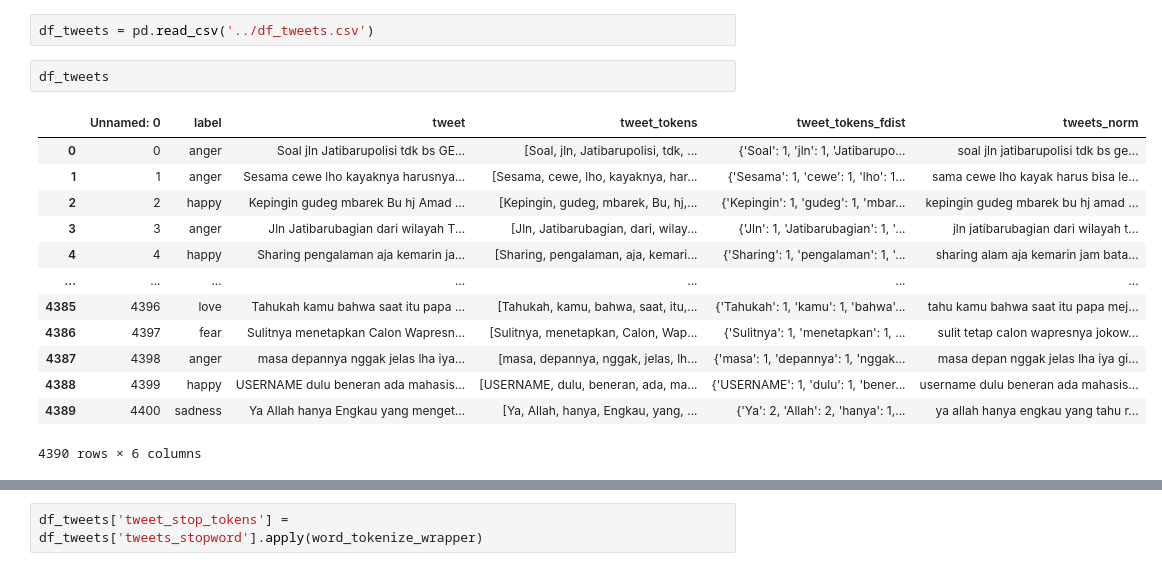
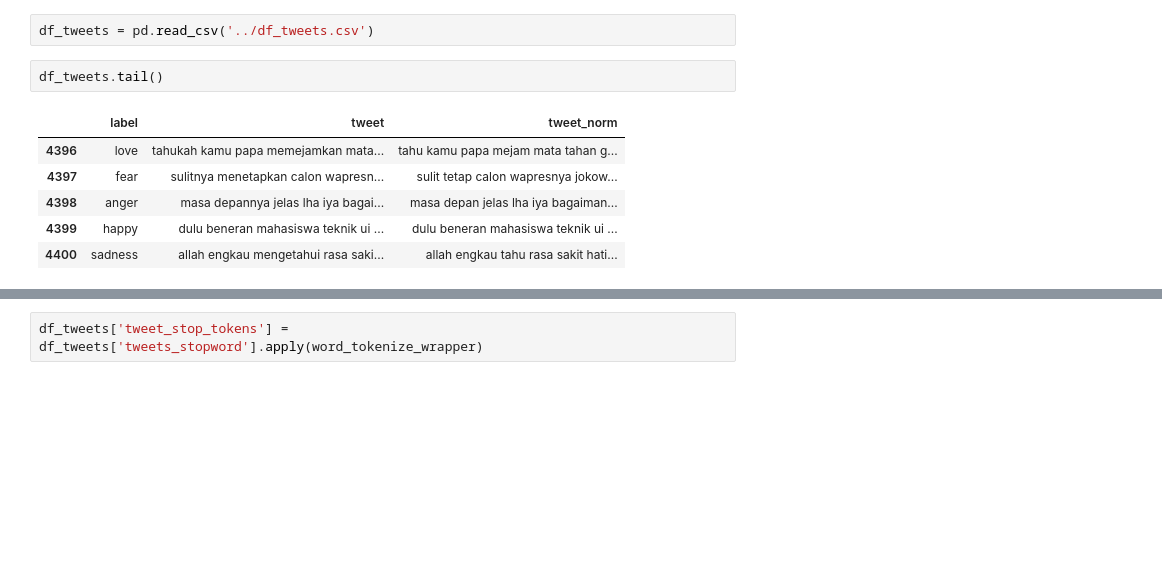
Before and after one commit to mahendrakevin/NLP-Project, a Jupyter notebook: NLP Classification with testing.ipynb, the cells around one changed output, grey strips where cells are left out. Drawn from its saved outputs; the diff is of its cells as text; blank space fills up the shorter version.

```diff
--- a/NLP Classification with testing.ipynb
+++ b/NLP Classification with testing.ipynb
@@ -176,18 +184,11 @@ df_tweets= pd.read_csv('df_tweets2.csv')
 # %%
 df_tweets = pd.read_csv('../df_tweets.csv')
 # %%
-df_tweets
+df_tweets.tail()
 # %% [output]
-|  | Unnamed: 0 | label | tweet | tweet_tokens | tweet_tokens_fdist | tweets_norm |
-| 0 | 0 | anger | Soal jln Jatibarupolisi tdk bs GE... | [Soal, jln, Jatibarupolisi, tdk, ... | {'Soal': 1, 'jln': 1, 'Jatibarupo... | soal jln jatibarupolisi tdk bs ge... |
-| 1 | 1 | anger | Sesama cewe lho kayaknya harusnya... | [Sesama, cewe, lho, kayaknya, har... | {'Sesama': 1, 'cewe': 1, 'lho': 1... | sama cewe lho kayak harus bisa le... |
-| 2 | 2 | happy | Kepingin gudeg mbarek Bu hj Amad ... | [Kepingin, gudeg, mbarek, Bu, hj,... | {'Kepingin': 1, 'gudeg': 1, 'mbar... | kepingin gudeg mbarek bu hj amad ... |
-| 3 | 3 | anger | Jln Jatibarubagian dari wilayah T... | [Jln, Jatibarubagian, dari, wilay... | {'Jln': 1, 'Jatibarubagian': 1, '... | jln jatibarubagian dari wilayah t... |
-| 4 | 4 | happy | Sharing pengalaman aja kemarin ja... | [Sharing, pengalaman, aja, kemari... | {'Sharing': 1, 'pengalaman': 1, '... | sharing alam aja kemarin jam bata... |
-| ... | ... | ... | ... | ... | ... | ... |
-| 4385 | 4396 | love | Tahukah kamu bahwa saat itu papa ... | [Tahukah, kamu, bahwa, saat, itu,... | {'Tahukah': 1, 'kamu': 1, 'bahwa'... | tahu kamu bahwa saat itu papa mej... |
-| 4386 | 4397 | fear | Sulitnya menetapkan Calon Wapresn... | [Sulitnya, menetapkan, Calon, Wap... | {'Sulitnya': 1, 'menetapkan': 1, ... | sulit tetap calon wapresnya jokow... |
-| 4387 | 4398 | anger | masa depannya nggak jelas lha iya... | [masa, depannya, nggak, jelas, lh... | {'masa': 1, 'depannya': 1, 'nggak... | masa depan nggak jelas lha iya gi... |
-| 4388 | 4399 | happy | USERNAME dulu beneran ada mahasis... | [USERNAME, dulu, beneran, ada, ma... | {'USERNAME': 1, 'dulu': 1, 'bener... | username dulu beneran ada mahasis... |
-| 4389 | 4400 | sadness | Ya Allah hanya Engkau yang menget... | [Ya, Allah, hanya, Engkau, yang, ... | {'Ya': 2, 'Allah': 2, 'hanya': 1,... | ya allah hanya engkau yang tahu r... |
+|  | label | tweet | tweet_norm |
+| 4396 | love | tahukah kamu papa memejamkan mata... | tahu kamu papa mejam mata tahan g... |
+| 4397 | fear | sulitnya menetapkan calon wapresn... | sulit tetap calon wapresnya jokow... |
+| 4398 | anger | masa depannya jelas lha iya bagai... | masa depan jelas lha iya bagaiman... |
+| 4399 | happy | dulu beneran mahasiswa teknik ui ... | dulu beneran mahasiswa teknik ui ... |
+| 4400 | sadness | allah engkau mengetahui rasa saki... | allah engkau tahu rasa sakit hati... |
-4390 rows × 6 columns
```
Also changed, not shown: parts of 64 cells of this notebook.
